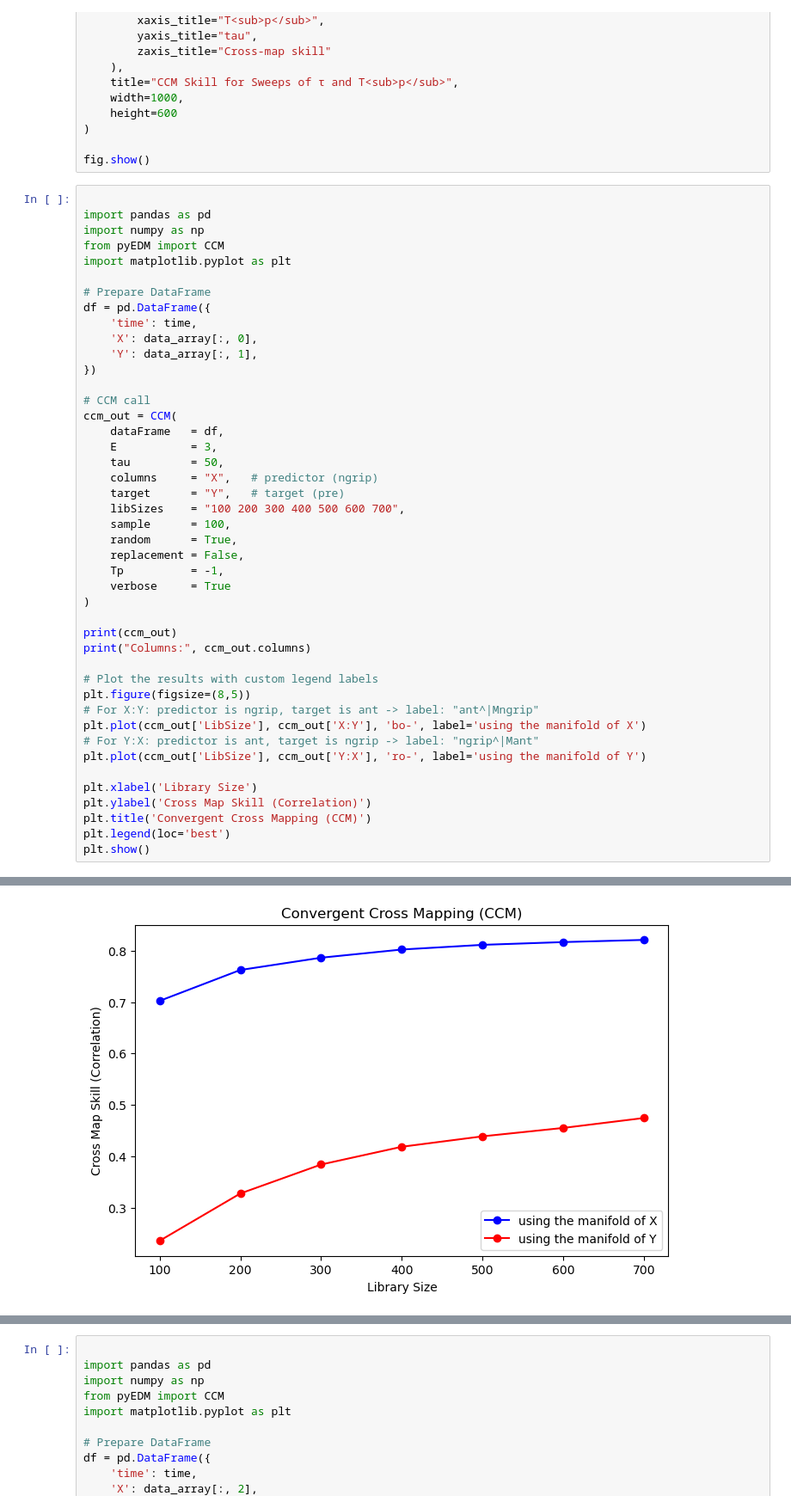
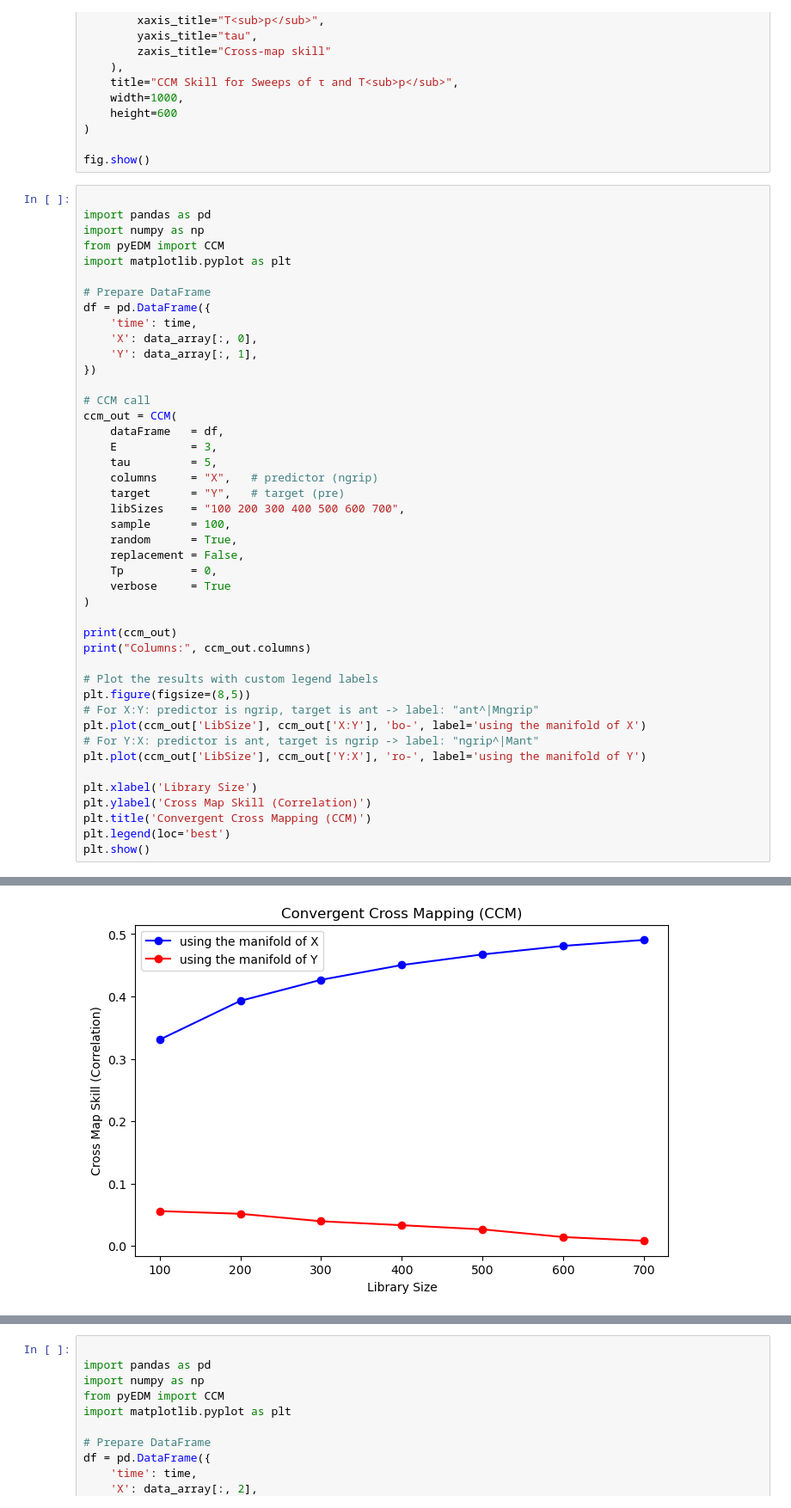
Before and after one commit to Peisong-Zheng/DO_causality, a Jupyter notebook: CCM_TBK.ipynb, the cells around one changed output, grey strips where cells are left out. Shown: that part at 86% size. Cells and saved outputs as stored; diff of their text form.

```diff
--- a/CCM_TBK.ipynb
+++ b/CCM_TBK.ipynb
@@ -429,14 +429,14 @@ df = pd.DataFrame({
 ccm_out = CCM(
     dataFrame   = df,
     E           = 3,
-    tau         = 50,
+    tau         = 5,
     columns     = "X",   # predictor (ngrip)
     target      = "Y",   # target (pre)
     libSizes    = "100 200 300 400 500 600 700",
     sample      = 100,
     random      = True,
     replacement = False,
-    Tp          = -1,
+    Tp          = 0,
     verbose     = True
 )
 
@@ -467,5 +467,5 @@ plt.show()
 Columns: Index(['LibSize', 'X:Y', 'Y:X'], dtype='object')
-[figure, old version]
+[figure, new version]
 # %%
 
 import pandas as pd
```
Also changed, not shown: parts of 6 cells of this notebook, 1 other file.
